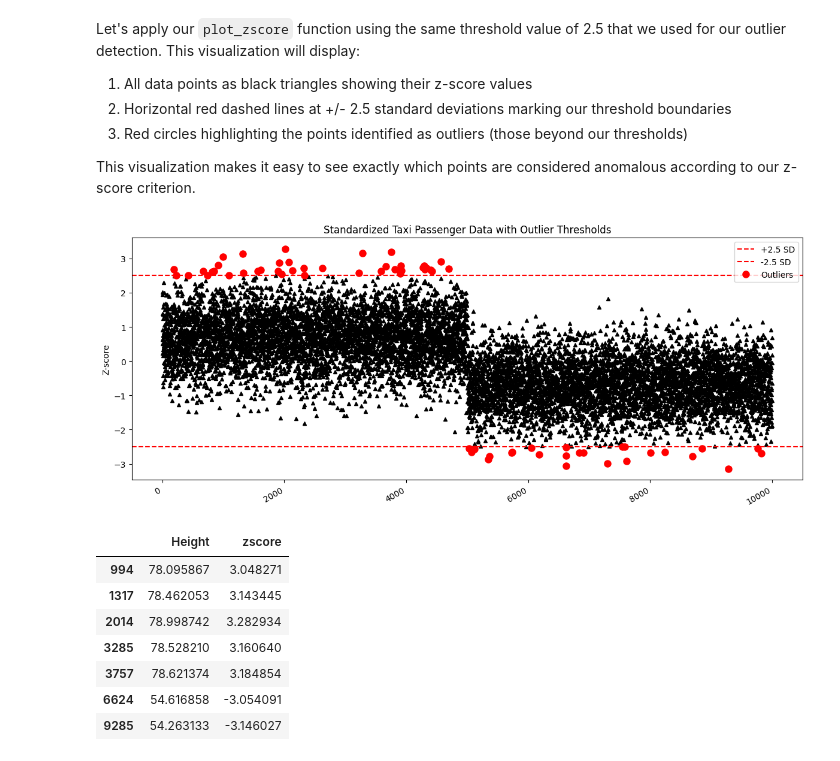
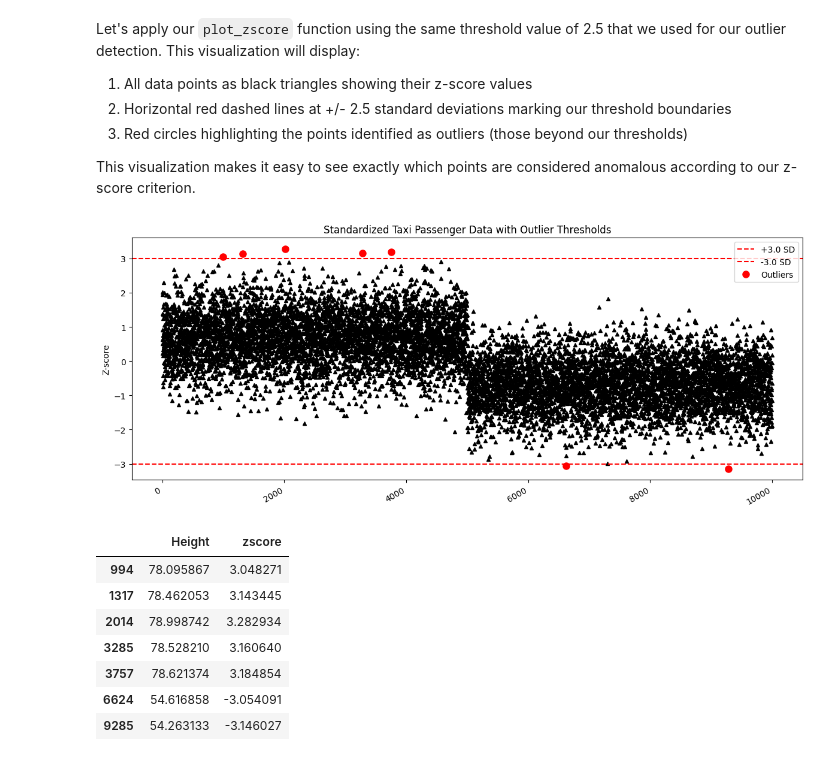
Before and after one commit to tatwan/advanced_machine_learning, a Jupyter notebook: Activities/anomaly_detection_stats/non-timeseries_OD.ipynb, the cells around one changed output. Drawn from its saved outputs; the diff is of its cells as text; code cells hidden in the pictures.

```diff
--- a/Activities/anomaly_detection_stats/non-timeseries_OD.ipynb
+++ b/Activities/anomaly_detection_stats/non-timeseries_OD.ipynb
@@ -464,9 +464,9 @@ Let's apply our `plot_zscore` function using the same threshold value of 2.5 tha
 
 This visualization makes it easy to see exactly which points are considered anomalous according to our z-score criterion.
 # %%
-plot_zscore(transformed['zscore'], d=2.50)
+plot_zscore(transformed['zscore'], d=3.0)
 # %% [output]
-[figure, old version]
+[figure, new version]
 # %%
 outliers
 # %% [output]
```
Also changed, not shown: 6 other files.
